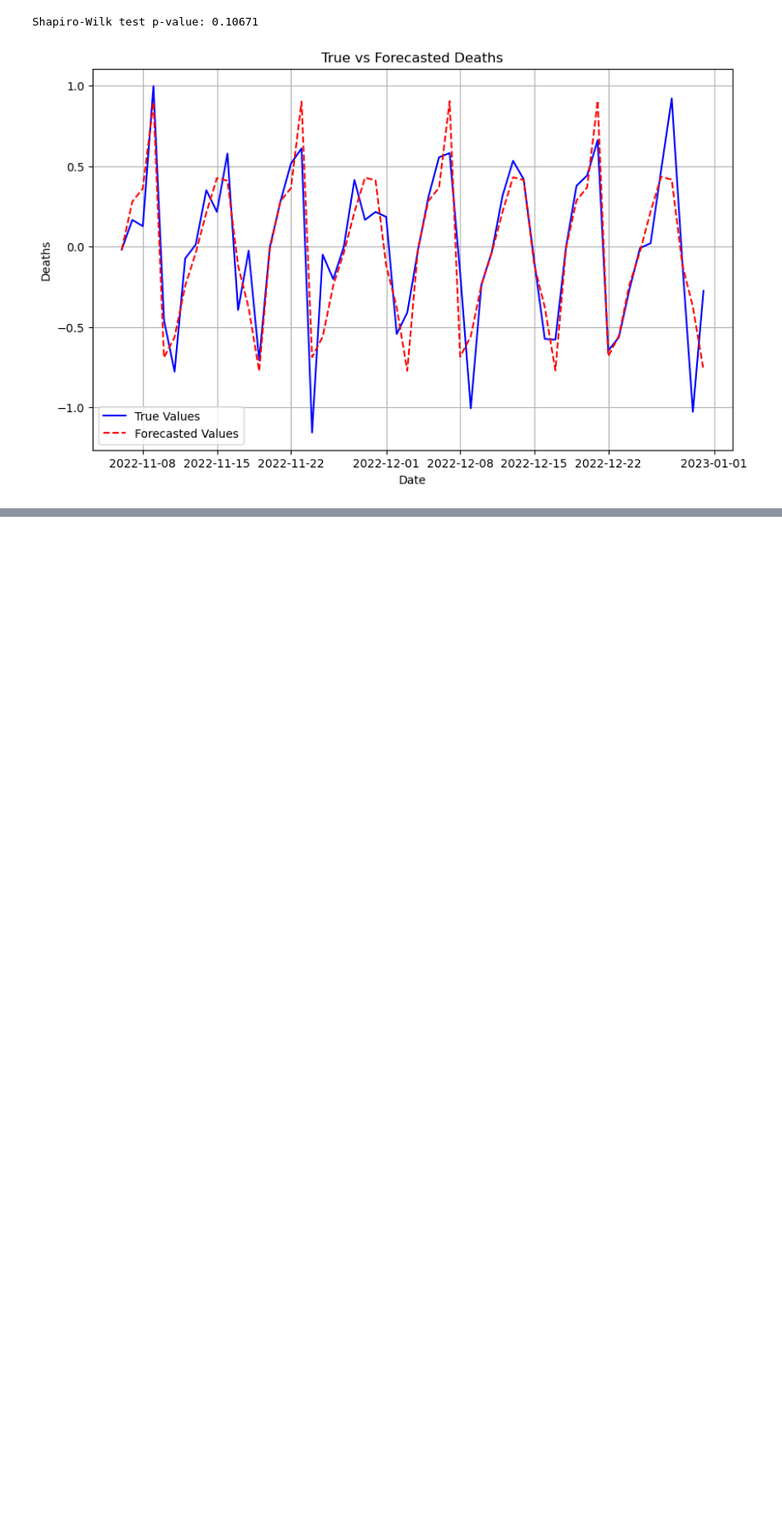
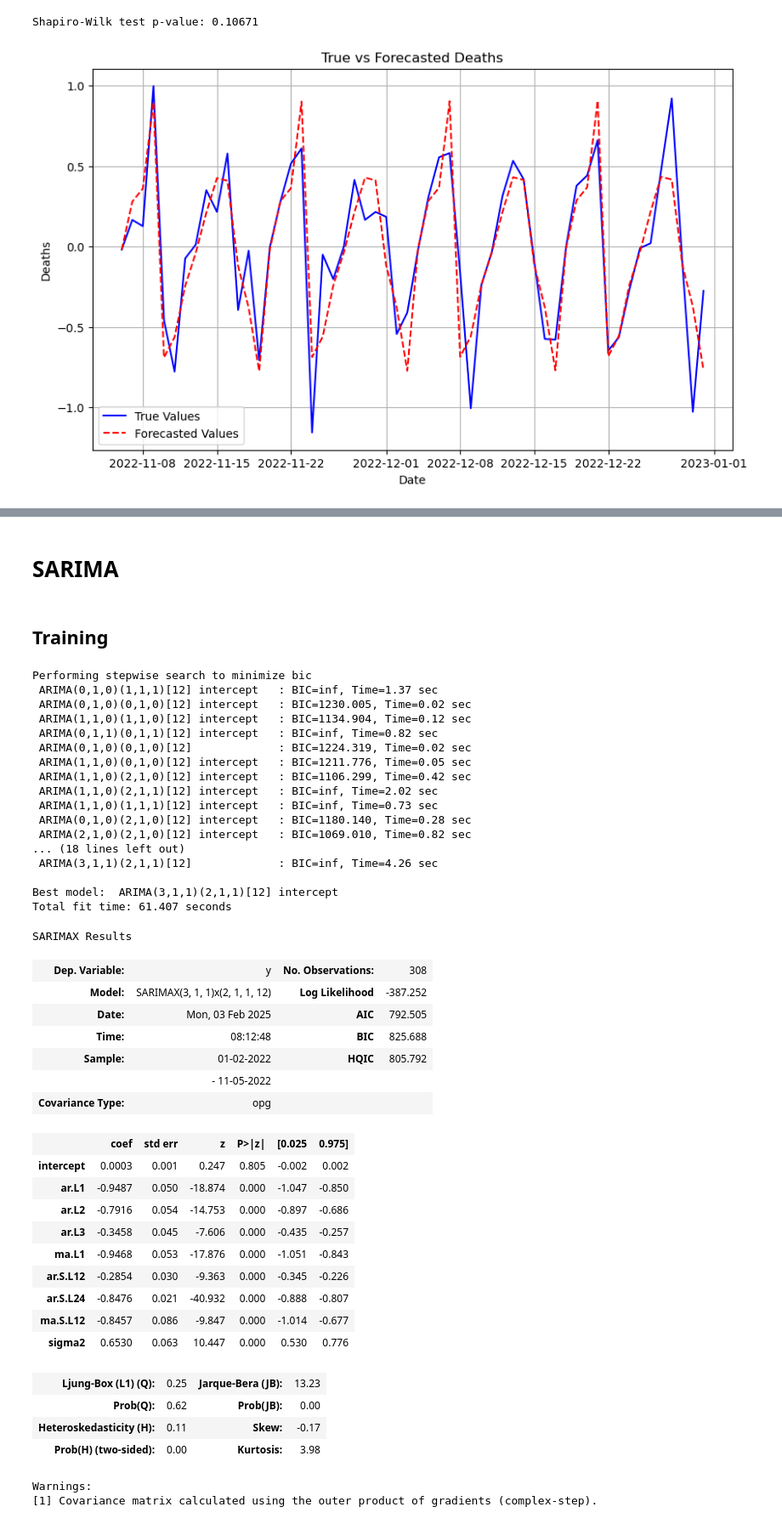
Before and after one commit to dbclkclk/covid19n, a Jupyter notebook: COVID19.ipynb, the cells around one changed output, grey strips where cells are left out. Shown at 85% size. Saved outputs shown, nothing was run; the diff lists cells and outputs as text; code cells hidden in the pictures; blank space fills up the shorter version.

```diff
--- a/COVID19.ipynb
+++ b/COVID19.ipynb
@@ -516,0 +369,67 @@ plt.show()
+# %% [markdown]
+# SARIMA
+# %% [markdown]
+## Training
+# %%
+model = pm.auto_arima(train['Deaths'],
+                    seasonal=True,
+                    m=12,            # Seasonal period (annual cycle, since COVID waves often repeat yearly)
+                    start_p=0,       # Initial AR order (autoregressive)
+                    start_q=0,       # Initial MA order (moving average)
+                    d=1,          # Let auto_arima determine differencing for trend stationarity
+                    D=1,          # Let auto_arima determine seasonal differencing
+                    max_p=3,         # Max AR terms (avoid overfitting)
+                    max_q=3,         # Max MA terms
+                    max_P=2,         # Max seasonal AR terms
+                    max_Q=2,         # Max seasonal MA terms
+                    trace=True,      # Print search progress
+                    error_action="ignore",
+                    suppress_warnings=True,
+                    stepwise=True,   # Efficient stepwise search
+                    information_criterion="bic",  # AIC for model selection
+                    test="adf",      # Use Augmented Dickey-Fuller test to auto-detect `d`
+                    with_intercept=True,  # Allow a drift term for trends
+)
+model.summary()
+# %% [output]
+Performing stepwise search to minimize bic
+ ARIMA(0,1,0)(1,1,1)[12] intercept   : BIC=inf, Time=1.37 sec
+ ARIMA(0,1,0)(0,1,0)[12] intercept   : BIC=1230.005, Time=0.02 sec
+ ARIMA(1,1,0)(1,1,0)[12] intercept   : BIC=1134.904, Time=0.12 sec
+ ARIMA(0,1,1)(0,1,1)[12] intercept   : BIC=inf, Time=0.82 sec
+ ARIMA(0,1,0)(0,1,0)[12]             : BIC=1224.319, Time=0.02 sec
+ ARIMA(1,1,0)(0,1,0)[12] intercept   : BIC=1211.776, Time=0.05 sec
+ ARIMA(1,1,0)(2,1,0)[12] intercept   : BIC=1106.299, Time=0.42 sec
+ ARIMA(1,1,0)(2,1,1)[12] intercept   : BIC=inf, Time=2.02 sec
+ ARIMA(1,1,0)(1,1,1)[12] intercept   : BIC=inf, Time=0.73 sec
+ ARIMA(0,1,0)(2,1,0)[12] intercept   : BIC=1180.140, Time=0.28 sec
+ ARIMA(2,1,0)(2,1,0)[12] intercept   : BIC=1069.010, Time=0.82 sec
+... (18 lines left out)
+ ARIMA(3,1,1)(2,1,1)[12]             : BIC=inf, Time=4.26 sec
+
+Best model:  ARIMA(3,1,1)(2,1,1)[12] intercept
+Total fit time: 61.407 seconds
+SARIMAX Results
+| Dep. Variable: | y | No. Observations: | 308 |
+| Model: | SARIMAX(3, 1, 1)x(2, 1, 1, 12) | Log Likelihood | -387.252 |
+| Date: | Mon, 03 Feb 2025 | AIC | 792.505 |
+| Time: | 08:12:48 | BIC | 825.688 |
+| Sample: | 01-02-2022 | HQIC | 805.792 |
+|  | - 11-05-2022 |  |  |
+| Covariance Type: | opg |  |  |
+|  | coef | std err | z | P>|z| | [0.025 | 0.975] |
+| intercept | 0.0003 | 0.001 | 0.247 | 0.805 | -0.002 | 0.002 |
+| ar.L1 | -0.9487 | 0.050 | -18.874 | 0.000 | -1.047 | -0.850 |
+| ar.L2 | -0.7916 | 0.054 | -14.753 | 0.000 | -0.897 | -0.686 |
+| ar.L3 | -0.3458 | 0.045 | -7.606 | 0.000 | -0.435 | -0.257 |
+| ma.L1 | -0.9468 | 0.053 | -17.876 | 0.000 | -1.051 | -0.843 |
+| ar.S.L12 | -0.2854 | 0.030 | -9.363 | 0.000 | -0.345 | -0.226 |
+| ar.S.L24 | -0.8476 | 0.021 | -40.932 | 0.000 | -0.888 | -0.807 |
+| ma.S.L12 | -0.8457 | 0.086 | -9.847 | 0.000 | -1.014 | -0.677 |
+| sigma2 | 0.6530 | 0.063 | 10.447 | 0.000 | 0.530 | 0.776 |
+| Ljung-Box (L1) (Q): | 0.25 | Jarque-Bera (JB): | 13.23 |
+| Prob(Q): | 0.62 | Prob(JB): | 0.00 |
+| Heteroskedasticity (H): | 0.11 | Skew: | -0.17 |
+| Prob(H) (two-sided): | 0.00 | Kurtosis: | 3.98 |
+Warnings:
+[1] Covariance matrix calculated using the outer product of gradients (complex-step).
```
Also changed, not shown: parts of 19 cells of this notebook.
